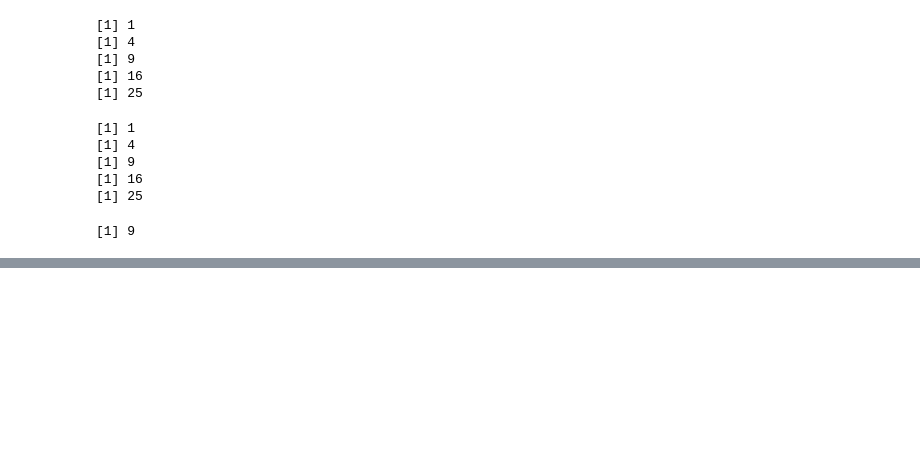
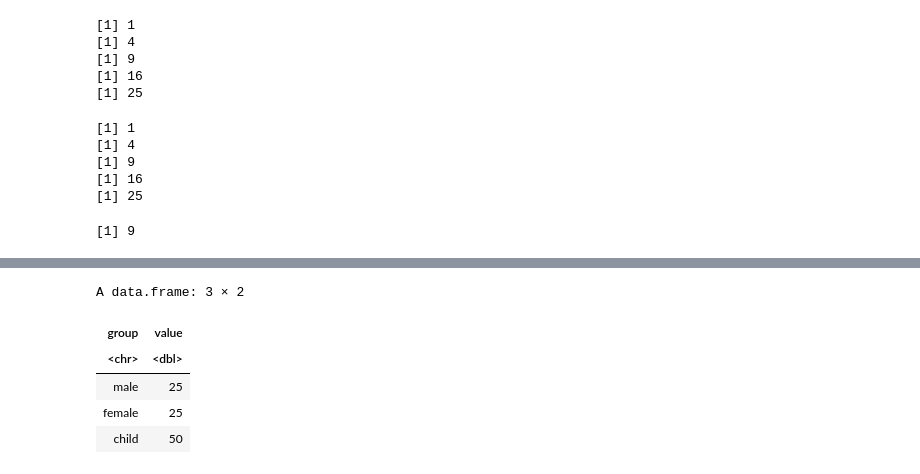
Before and after one commit to Pepcoders/Business-Analytics-Content, a Jupyter notebook: 28th_feb_class.ipynb, the cells around one changed output, grey strips where cells are left out. Cells and saved outputs as stored; diff of their text form; code cells hidden in the pictures; blank space fills up the shorter version.

```diff
--- a/28th_feb_class.ipynb
+++ b/28th_feb_class.ipynb
@@ -103,0 +115,14 @@ abline(lm(y ~ x, data = mtcars), col = "red")
+# %%
+#Pie charts
+df <- data.frame(
+  group=c("male","female","child"),
+  value=c(25,25,50)
+)
+df
+# %% [output]
+A data.frame: 3 × 2
+| group | value |
+| <chr> | <dbl> |
+| male | 25 |
+| female | 25 |
+| child | 50 |
```
Also changed, not shown: parts of 6 cells of this notebook.
